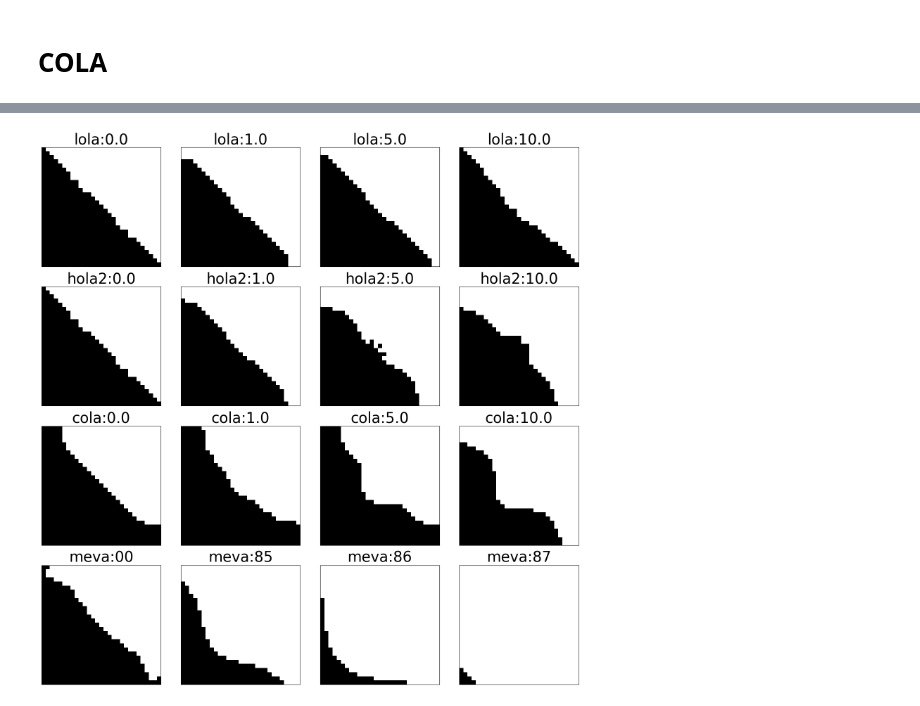
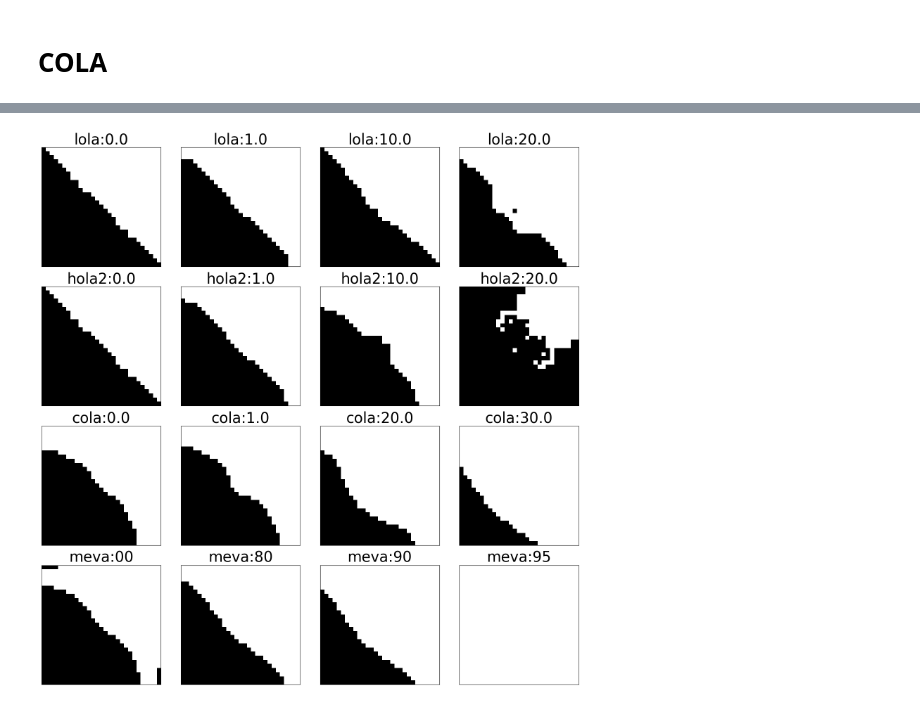
Before and after one commit to MetaValueLearning/MetaValueLearning, a Jupyter notebook: logistic_game.ipynb, the cells around one changed output, grey strips where cells are left out. Cells and saved outputs as stored; diff of their text form; code cells hidden in the pictures.

```diff
--- a/logistic_game.ipynb
+++ b/logistic_game.ipynb
@@ -445,29 +637,31 @@ pass
 # %%
-def plot_grid_endpoints(xs, ax, title=None, **kwargs):
+def plot_grid_endpoints(x, ax, title=None, **kwargs):
   if False:
-    fs = jax.vmap(jax.vmap(f))(xs)
-    ys = fs.min(axis=-1)  # how well-off is the worst-off player?
-    ax.imshow(ys, cmap="RdBu_r", interpolation="none", origin="lower", vmin=-8, vmax=+8, **kwargs)
+    v = x.max(axis=-1)  # across players; show the worst case
+    ax.imshow(v, cmap="RdBu", interpolation="none", origin="lower", vmin=-8, vmax=+8, **kwargs)
   else:
-    ys = (xs>0).all(axis=-1)  # show whether players ended up in upper right quadrant
-    ax.imshow(ys, cmap="gray", interpolation="none", origin="lower", vmin=0, vmax=1, **kwargs)
+    v = (x>0).all(axis=-1)  # show whether players ended up in upper right quadrant
+    ax.imshow(v, cmap="gray", interpolation="none", origin="lower", vmin=0, vmax=1, **kwargs)
   if title is not None:
     ax.set_title(title, fontsize=30)#, labelpad=20)
+
   #ax.set_axis_off()
-  ax.tick_params(axis="both", which="both",
-                 bottom=False, top=False, left=False, right=False,
-                 labelleft=False, labelbottom=False)
+  ax.tick_params(
+    axis='both',          # changes apply to the x-axis
+    which='both',      # both major and minor ticks are affected
+    bottom=False,      # ticks along the bottom edge are off
+    top=False,         # ticks along the top edge are off
+    left=False, right=False, labelleft=False,
+    labelbottom=False) # labels along the bottom edge are off
 
-subplots([[partial(plot_grid_endpoints, endpoints[key], title=key) for key in "lola:0.0 lola:1.0 lola:5.0 lola:10.0".split()],
-          [partial(plot_grid_endpoints, endpoints[key], title=key) for key in "hola2:0.0 hola2:1.0 hola2:5.0 hola2:10.0".split()],
-          #[partial(plot_grid_endpoints, endpoints[key], title=key) for key in "hola3:0.0 hola3:1.0 hola3:5.0 hola3:10.0".split()],
-          [partial(plot_grid_endpoints, endpoints[key], title=key) for key in "cola:0.0 cola:1.0 cola:5.0 cola:10.0".split()],
-          [partial(plot_grid_endpoints, endpoints[key], title=key) for key in "meva:00 meva:85 meva:86 meva:87".split()],
-          #[partial(plot_grid_endpoints, endpoints[key], title=key) for key in "meva:00 meva:80 meva:90 meva:95".split()],
+subplots([[partial(plot_grid_endpoints, endpoints[key], title=key) for key in "lola:0.0 lola:1.0 lola:10.0 lola:20.0".split()],
+          [partial(plot_grid_endpoints, endpoints[key], title=key) for key in "hola2:0.0 hola2:1.0 hola2:10.0 hola2:20.0".split()],
+          [partial(plot_grid_endpoints, endpoints[key], title=key) for key in "cola:0.0 cola:1.0 cola:20.0 cola:30.0".split()],
+          [partial(plot_grid_endpoints, endpoints[key], title=key) for key in "meva:00 meva:80 meva:90 meva:95".split()],
           ],
          subplot_wh_hint=(4, 4))
 plt.tight_layout()
 
 pass
 # %% [output]
-[figure, old version]
+[figure, new version]
```
Also changed, not shown: parts of 27 cells of this notebook, 2 other files.
